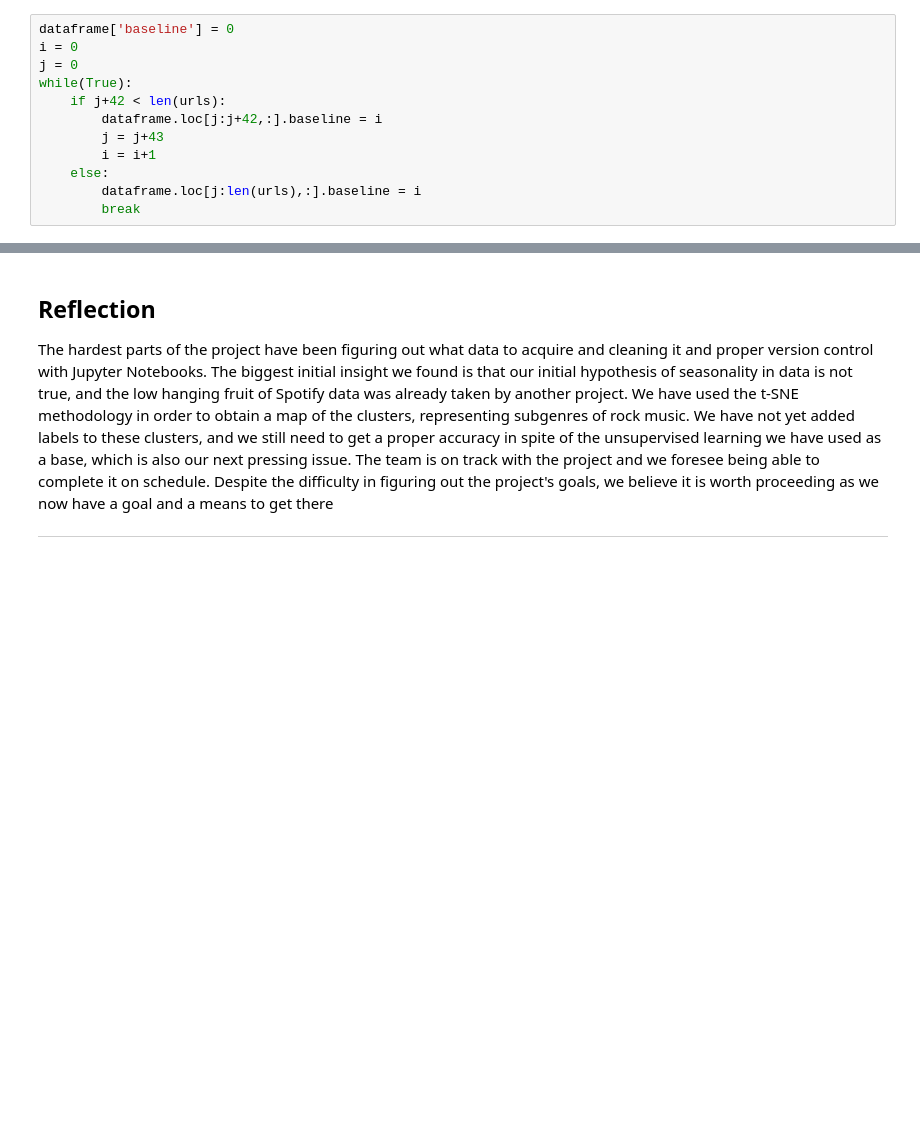
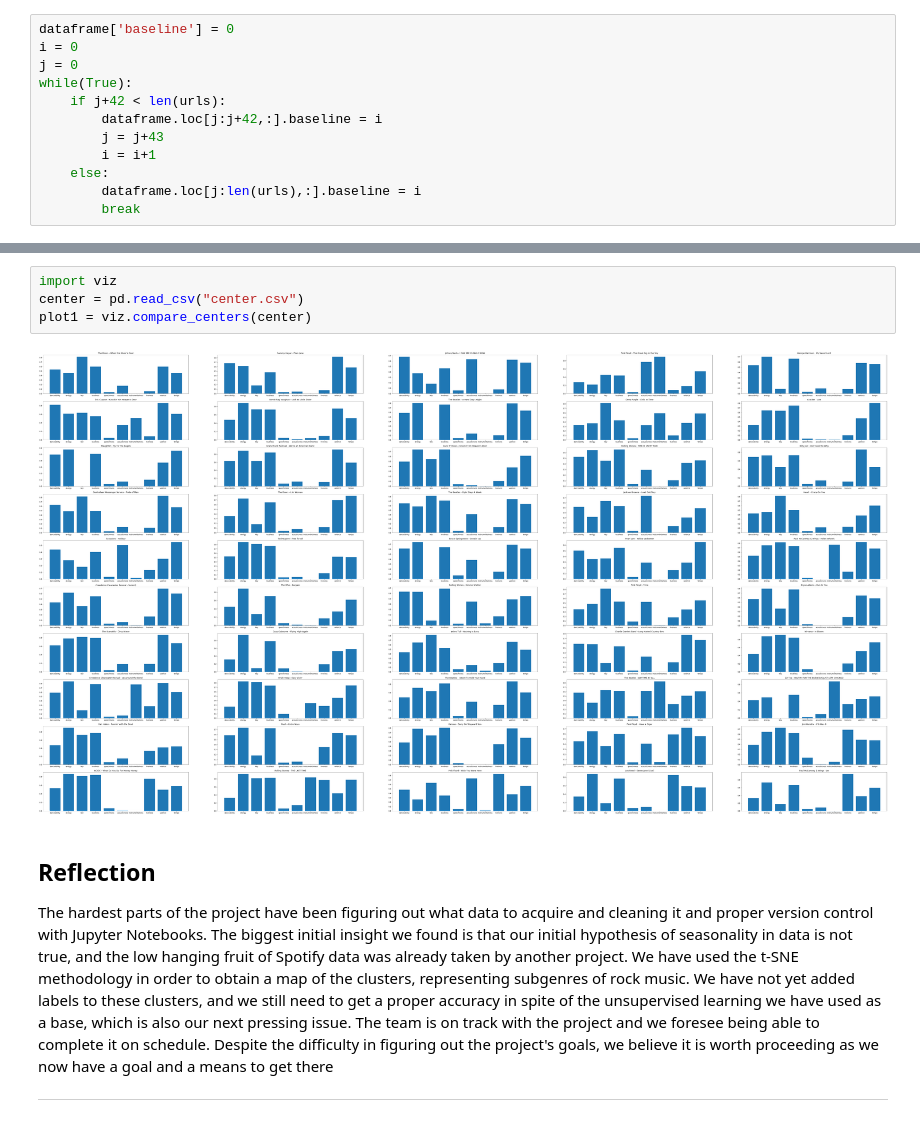
Before and after one commit to uic-cs418/cs418-s20-the-diatonics, a Jupyter notebook: CS418-Project.ipynb, the cells around one changed output, grey strips where cells are left out. Saved outputs shown, nothing was run; the diff lists cells and outputs as text; blank space fills up the shorter version.

```diff
--- a/CS418-Project.ipynb
+++ b/CS418-Project.ipynb
@@ -266,3 +253,9 @@ plot.set_xticklabels(
+# %%
+import viz
+center = pd.read_csv("center.csv")
+plot1 = viz.compare_centers(center)
+# %% [output]
+[figure, added]
 # %% [markdown]
 ## Reflection
 The hardest parts of the project have been figuring out what data to acquire and cleaning it and proper version control with Jupyter Notebooks.  The biggest initial insight we found is that our initial hypothesis of seasonality in data is not true, and the low hanging fruit of Spotify data was already taken by another project.  We have used the t-SNE methodology in order to obtain a map of the clusters, representing subgenres of rock music.  We have not yet added labels to these clusters, and we still need to get a proper accuracy in spite of the unsupervised learning we have used as a base, which is also our next pressing issue.  The team is on track with the project and we foresee being able to complete it on schedule.  Despite the difficulty in figuring out the project's goals, we believe it is worth proceeding as we now have a goal and a means to get there
```
Also changed, not shown: parts of 8 cells of this notebook, 4 other files.
